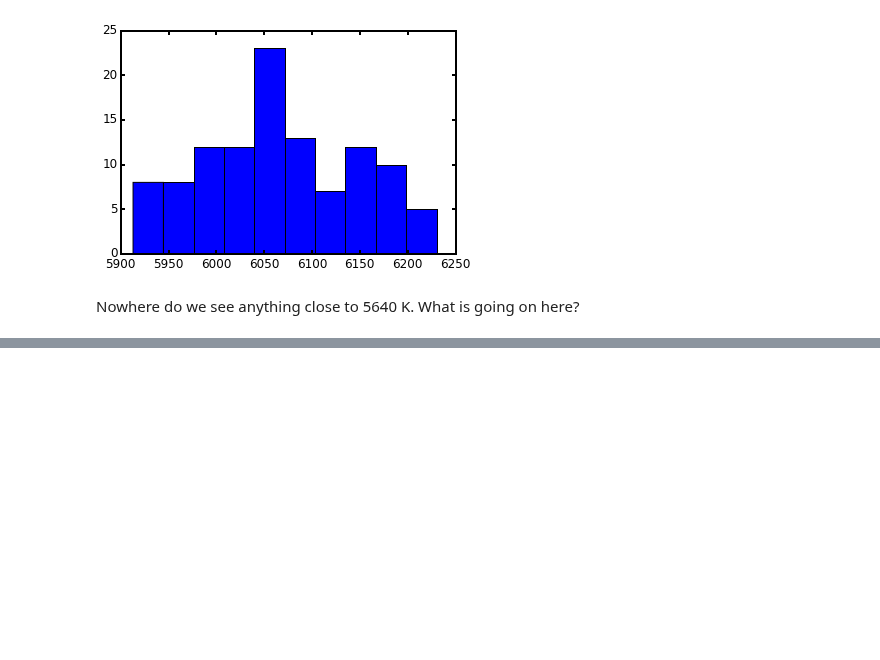
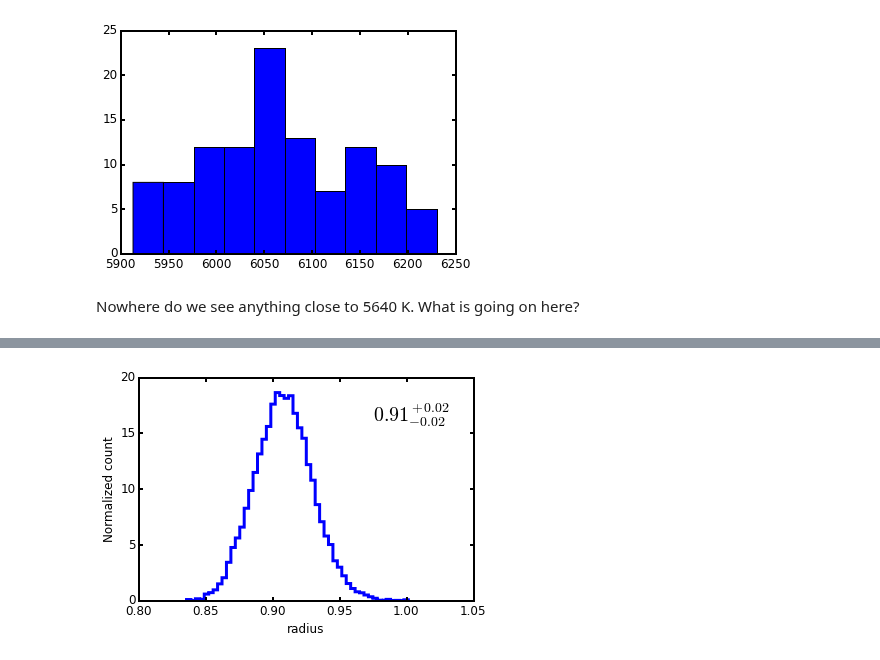
Before and after one commit to timothydmorton/isochrones, a Jupyter notebook: notebooks/kepler-22.ipynb, the cells around one changed output, grey strips where cells are left out. Cells and saved outputs as stored; diff of their text form; code cells hidden in the pictures; blank space fills up the shorter version.

```diff
--- a/notebooks/kepler-22.ipynb
+++ b/notebooks/kepler-22.ipynb
@@ -46,0 +45,4 @@ AttributeError: 'FrameFixed' object has no attribute 'properties'
+# %%
+mod2.plot_samples('radius')
+# %% [output]
+[figure, added]
```
Also changed, not shown: parts of 2 cells of this notebook.
